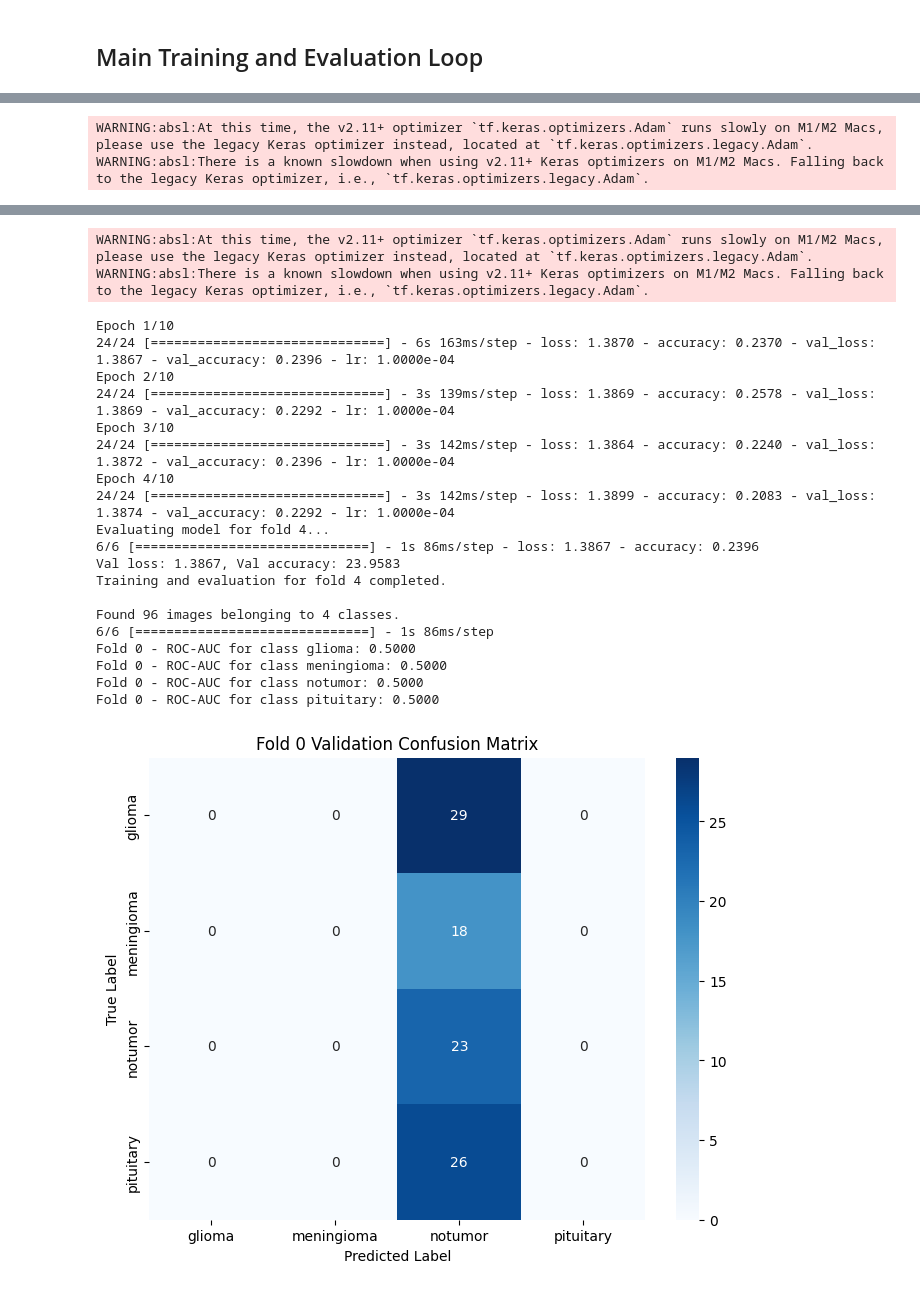
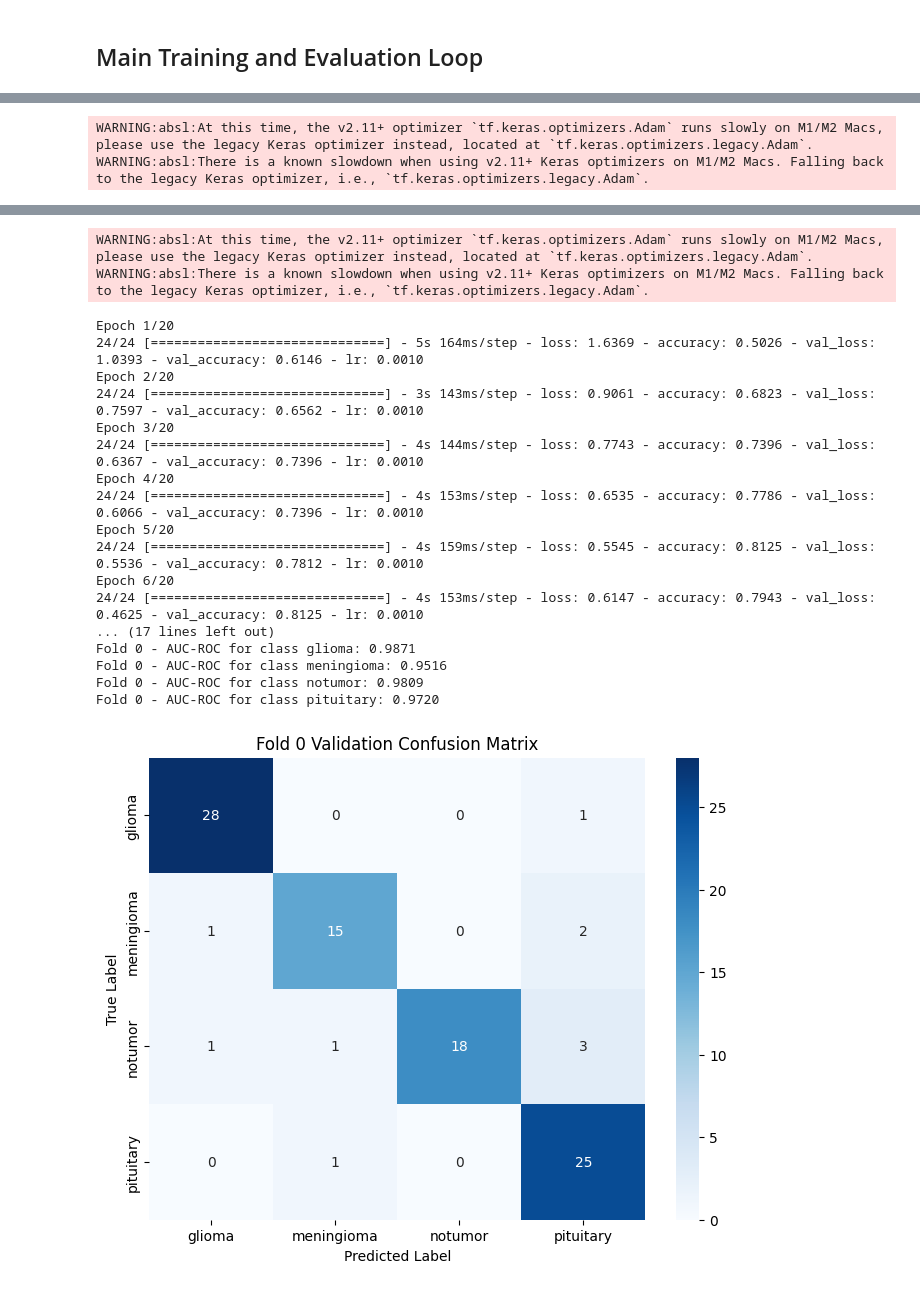
Before and after one commit to XJ-UoG/CSC3009MLMRI, a Jupyter notebook: MobileNetV2.ipynb, the cells around one changed output, grey strips where cells are left out. Cells and saved outputs as stored; diff of their text form; code cells hidden in the pictures.

```diff
--- a/MobileNetV2.ipynb
+++ b/MobileNetV2.ipynb
@@ -337,6 +52,0 @@ from PIL import Image
-# %%
-# Load mean and std values from JSON
-with open('mean_std.json', 'r') as f:
-    mean_std = json.load(f)
-mean = np.array(mean_std['mean'])
-std = np.array(mean_std['std'])
@@ -345,24 +53,3 @@ std = np.array(mean_std['std'])
-# %%
-def get_mobilenetv2_model(num_classes):
-    base_model = MobileNetV2(weights=None, include_top=False, input_shape=(224, 224, 3))
-
-    # Unfreeze the last few layers for fine-tuning
-    for layer in base_model.layers:
-        layer.trainable = False
-
-    # Add custom classification layers
-    x = base_model.output
-    x = GlobalAveragePooling2D()(x)
-    x = BatchNormalization()(x)
-    x = Dropout(0.5)(x)
-    x = Dense(1024, activation='relu')(x)
-    x = BatchNormalization()(x)
-    x = Dropout(0.5)(x)
-    predictions = Dense(num_classes, activation='softmax')(x)
-
-    # Define the model
-    model = Model(inputs=base_model.input, outputs=predictions)
-    return model
 # %% [markdown]
 ## Data Generators
 # %%
@@ -390,7 +77,7 @@ val_datagen.std = std
 # %% [markdown]
 ## Training and Evaluation Functions
 # %%
-def train_model(model, train_generator, val_generator, num_epochs=10, patience=3):
+def train_model(model, train_generator, val_generator, num_epochs=20, patience=3):
     early_stopping = EarlyStopping(monitor='val_loss', patience=patience, restore_best_weights=True)
     reduce_lr = ReduceLROnPlateau(monitor='val_loss', factor=0.2, patience=3, min_lr=1e-6)
 
@@ -441,10 +128,10 @@ for fold in range(5):
     # Get the model and compile it
     num_classes = len(train_generator.class_indices)
     model = get_mobilenetv2_model(num_classes)
-    model.compile(optimizer=Adam(learning_rate=0.0001), loss='categorical_crossentropy', metrics=['accuracy'])
+    model.compile(optimizer=Adam(learning_rate=0.001), loss='categorical_crossentropy', metrics=['accuracy'])
 
     # Train and evaluate the model
-    model, history = train_model(model, train_generator, val_generator, num_epochs=10, patience=3)
+    model, history = train_model(model, train_generator, val_generator, num_epochs=20, patience=3)
     models.append(model)  # Save the model in the list for further evaluation
 
     # Collecting results for plotting
@@ -484,7 +171,7 @@ for fold in range(5):
         fpr, tpr, _ = roc_curve(val_true_classes_one_hot[:, i], val_predictions[:, i])
         roc_auc = auc(fpr, tpr)
         auc_roc_scores[class_name] = roc_auc
-        print(f'Fold {fold} - ROC-AUC for class {class_name}: {roc_auc:.4f}')
+        print(f'Fold {fold} - AUC-ROC for class {class_name}: {roc_auc:.4f}')
 
     plt.figure(figsize=(8, 6))
     sns.heatmap(val_conf_matrix, annot=True, fmt='d', cmap='Blues', xticklabels=val_generator.class_indices.keys(), yticklabels=val_generator.class_indices.keys())
@@ -538,6 +225,12 @@ plot_results(all_train_losses, all_val_losses, all_train_accuracies, all_val_acc
 print("Accuracies for each fold:")
 for fold, accuracy in enumerate(fold_accuracies):
     print(f"Fold {fold}: {accuracy * 100:.2f}%")
+
+# Calculate and print mean and variance of validation accuracies
+mean_val_acc = np.mean(fold_accuracies)
+var_val_acc = np.var(fold_accuracies)
+print(f"Mean Validation Accuracy across all folds: {mean_val_acc * 100:.2f}%")
+print(f"Variance of Validation Accuracy across all folds: {var_val_acc * 100:.2f}%")
 # %% [output]
 Starting training for fold 0...
 Found 384 images belonging to 4 classes.
@@ -613,26 +310,24 @@ Training and evaluation for fold 3 completed.
 
 Starting training for fold 4...
 Found 384 images belonging to 4 classes.
 Found 96 images belonging to 4 classes.
 WARNING:absl:At this time, the v2.11+ optimizer `tf.keras.optimizers.Adam` runs slowly on M1/M2 Macs, please use the legacy Keras optimizer instead, located at `tf.keras.optimizers.legacy.Adam`.
 WARNING:absl:There is a known slowdown when using v2.11+ Keras optimizers on M1/M2 Macs. Falling back to the legacy Keras optimizer, i.e., `tf.keras.optimizers.legacy.Adam`.
-Epoch 1/10
-24/24 [==============================] - 6s 163ms/step - loss: 1.3870 - accuracy: 0.2370 - val_loss: 1.3867 - val_accuracy: 0.2396 - lr: 1.0000e-04
-Epoch 2/10
-24/24 [==============================] - 3s 139ms/step - loss: 1.3869 - accuracy: 0.2578 - val_loss: 1.3869 - val_accuracy: 0.2292 - lr: 1.0000e-04
-Epoch 3/10
-24/24 [==============================] - 3s 142ms/step - loss: 1.3864 - accuracy: 0.2240 - val_loss: 1.3872 - val_accuracy: 0.2396 - lr: 1.0000e-04
-Epoch 4/10
-24/24 [==============================] - 3s 142ms/step - loss: 1.3899 - accuracy: 0.2083 - val_loss: 1.3874 - val_accuracy: 0.2292 - lr: 1.0000e-04
-Evaluating model for fold 4...
-6/6 [==============================] - 1s 86ms/step - loss: 1.3867 - accuracy: 0.2396
-Val loss: 1.3867, Val accuracy: 23.9583
-Training and evaluation for fold 4 completed.
-
-Found 96 images belonging to 4 classes.
-6/6 [==============================] - 1s 86ms/step
-Fold 0 - ROC-AUC for class glioma: 0.5000
-Fold 0 - ROC-AUC for class meningioma: 0.5000
-Fold 0 - ROC-AUC for class notumor: 0.5000
-Fold 0 - ROC-AUC for class pituitary: 0.5000
+Epoch 1/20
+24/24 [==============================] - 5s 164ms/step - loss: 1.6369 - accuracy: 0.5026 - val_loss: 1.0393 - val_accuracy: 0.6146 - lr: 0.0010
+Epoch 2/20
+24/24 [==============================] - 3s 143ms/step - loss: 0.9061 - accuracy: 0.6823 - val_loss: 0.7597 - val_accuracy: 0.6562 - lr: 0.0010
+Epoch 3/20
+24/24 [==============================] - 4s 144ms/step - loss: 0.7743 - accuracy: 0.7396 - val_loss: 0.6367 - val_accuracy: 0.7396 - lr: 0.0010
+Epoch 4/20
+24/24 [==============================] - 4s 153ms/step - loss: 0.6535 - accuracy: 0.7786 - val_loss: 0.6066 - val_accuracy: 0.7396 - lr: 0.0010
+Epoch 5/20
+24/24 [==============================] - 4s 159ms/step - loss: 0.5545 - accuracy: 0.8125 - val_loss: 0.5536 - val_accuracy: 0.7812 - lr: 0.0010
+Epoch 6/20
+24/24 [==============================] - 4s 153ms/step - loss: 0.6147 - accuracy: 0.7943 - val_loss: 0.4625 - val_accuracy: 0.8125 - lr: 0.0010
+... (17 lines left out)
+Fold 0 - AUC-ROC for class glioma: 0.9871
+Fold 0 - AUC-ROC for class meningioma: 0.9516
+Fold 0 - AUC-ROC for class notumor: 0.9809
+Fold 0 - AUC-ROC for class pituitary: 0.9720
-[figure, old version]
+[figure, new version]
```
Also changed, not shown: parts of 31 cells of this notebook.
